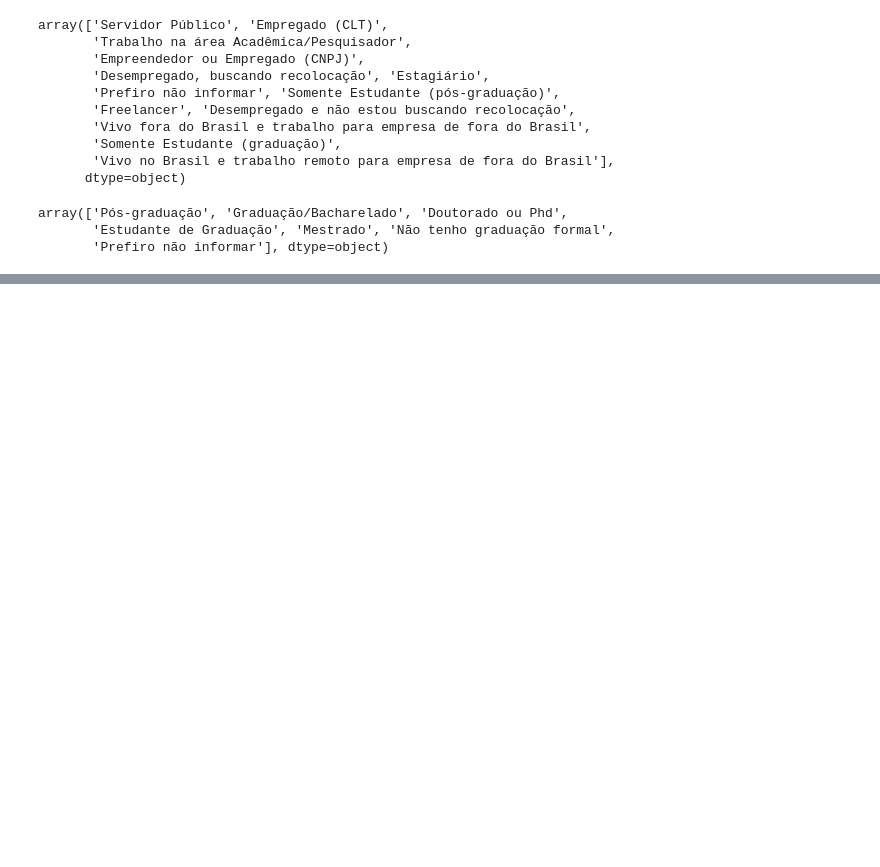
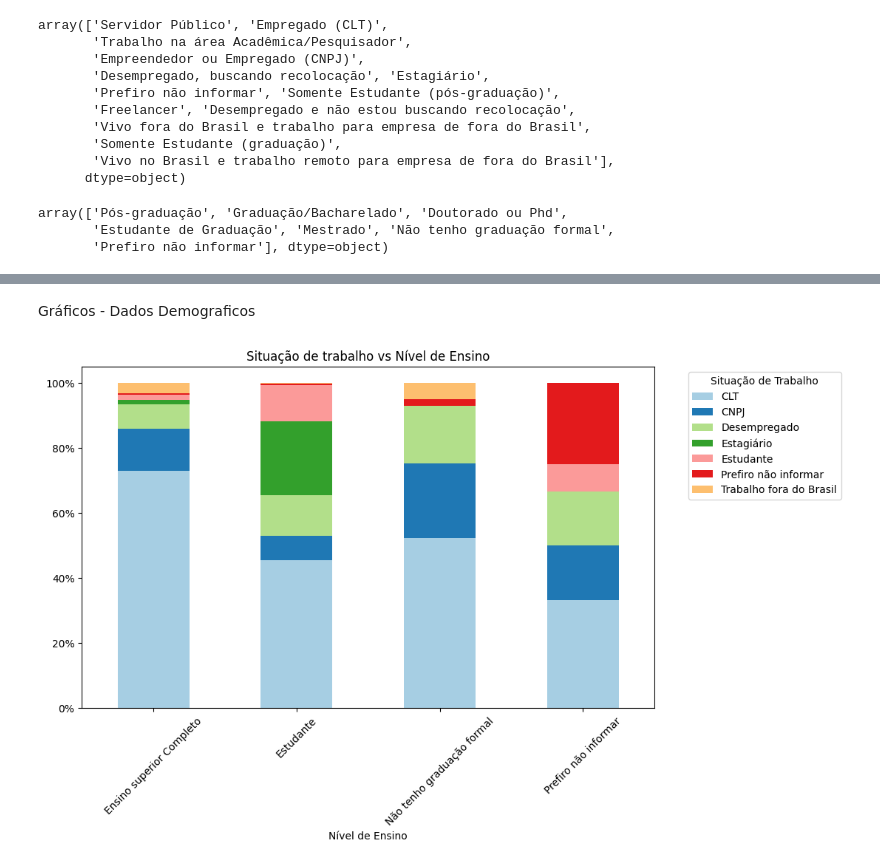
Before and after one commit to mariah-moreira/projeto_grupo_2, a Jupyter notebook: projeto_data_tech.ipynb, the cells around one changed output, grey strips where cells are left out. Drawn from its saved outputs; the diff is of its cells as text; code cells hidden in the pictures; blank space fills up the shorter version.

Commit message:
Finalizando ultimas análises e gerando os gráficos finais

```diff
--- a/projeto_data_tech.ipynb
+++ b/projeto_data_tech.ipynb
@@ -212,0 +200,15 @@ df_demografico1.head()
+# %%
+#Agrupando situação de trabalho
+agrupar_trabalho1A = ["Empreendedor ou Empregado (CNPJ)", "Freelancer","Trabalho na área Acadêmica/Pesquisador"]
+agrupar_trabalho1B = ["Servidor Público","Empregado (CLT)"]
+agrupar_trabalho1C = ["Desempregado, buscando recolocação","Desempregado e não estou buscando recolocação"]
+agrupar_trabalho1D = ["Somente Estudante (pós-graduação)","Somente Estudante (graduação)"]
+agrupar_trabalho1E = ["Vivo fora do Brasil e trabalho para empresa de fora do Brasil","Vivo no Brasil e trabalho remoto para empresa de fora do Brasil"]
+
+df_demografico11["qual_sua_situação_atual_de_trabalho?"].replace(agrupar_trabalho1A, "CNPJ", inplace=True)
+df_demografico11["qual_sua_situação_atual_de_trabalho?"].replace(agrupar_trabalho1B, "CLT", inplace=True)
+df_demografico11["qual_sua_situação_atual_de_trabalho?"].replace(agrupar_trabalho1C, "Desempregado", inplace=True)
+df_demografico11["qual_sua_situação_atual_de_trabalho?"].replace(agrupar_trabalho1D, "Estudante", inplace=True)
+df_demografico11["qual_sua_situação_atual_de_trabalho?"].replace(agrupar_trabalho1E, "Trabalho fora do Brasil", inplace=True)
+
+df_demografico11['qual_sua_situação_atual_de_trabalho?'].unique()
@@ -212,0 +239,4 @@ df_demografico1.head()
+# %%
+#tratando o nivel de ensino "não tenho graduação formal"
+df_demografico11.loc[(df_demografico11["nivel_de_ensino"] == "Não tenho graduação formal") & (df_demografico11["qual_sua_situação_atual_de_trabalho?"] == "Estudante"), "nivel_de_ensino"] = "Estudante"
+df_demografico11.loc[(df_demografico11["nivel_de_ensino"] == "Não tenho graduação formal") & (df_demografico11["qual_sua_situação_atual_de_trabalho?"] == "Estagiário"), "nivel_de_ensino"] = "Estudante"
@@ -225,0 +275,30 @@ array(['Servidor Público', 'Empregado (CLT)',
+# %% [markdown]
+Gráficos - Dados Demograficos
+# %%
+# Tabela de contagem cruzada das duas colunas
+cross_tab1 = pd.crosstab(df_demografico11['nivel_de_ensino'],
+                        df_demografico11['qual_sua_situação_atual_de_trabalho?'],
+                        normalize='index')  # Normaliza para obter porcentagens em relação às linhas
+
+# Paleta de cores
+palette1 = sns.color_palette("Paired")
+
+# Gráfico de barras 100% empilhadas - precisa do stacked=True, se nao ele coloca uma barra ao lado da outra (False/Padrão)
+ax = cross_tab1.plot(kind='bar', stacked=True, figsize=(10, 6), color=palette1)
+
+# Rótulos aos eixos e Título
+plt.xlabel('Nível de Ensino')
+plt.title('Situação de trabalho vs Nível de Ensino')
+
+# Legenda fora da área do gráfico - bbox_to_anchor=(1.05, 1) define a posição
+plt.legend(title='Situação de Trabalho', bbox_to_anchor=(1.05, 1), loc='upper left')
+
+# Para exibir valores Y em porcentagem
+ax.yaxis.set_major_formatter(mtick.PercentFormatter(1.0))  # 1.0 representa 100%
+
+# Rotacionar os rótulos do eixo X
+ax.set_xticklabels(ax.get_xticklabels(), rotation=45)
+
+plt.show()
+# %% [output]
+[figure, added]
```
Also changed, not shown: parts of 20 cells of this notebook.
